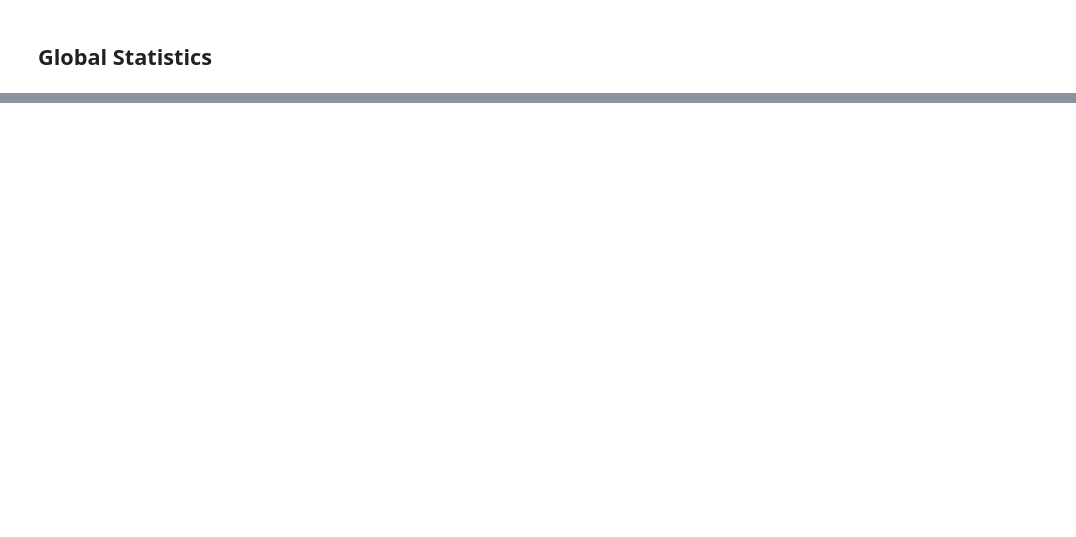
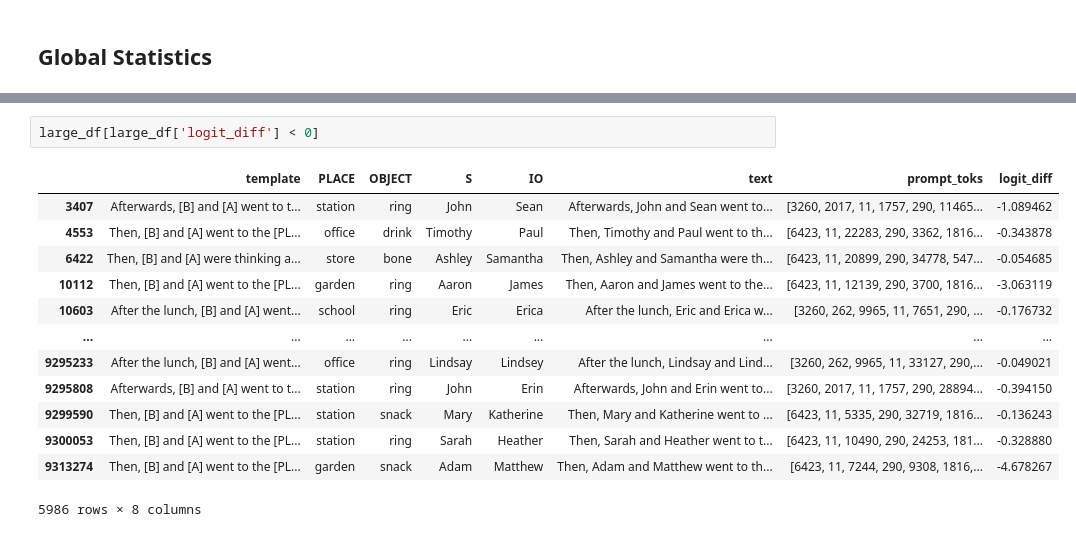
Before and after one commit to ronakrm/ioi-enumerate, a Jupyter notebook: plot_results_new.ipynb, the cells around one changed output, grey strips where cells are left out. Drawn from its saved outputs; the diff is of its cells as text; blank space fills up the shorter version.

```diff
--- a/plot_results_new.ipynb
+++ b/plot_results_new.ipynb
@@ -282,0 +359,16 @@ large_first_df.sort_values("global_mean_diff", ascending=False).head(10)
+# %%
+large_df[large_df['logit_diff'] < 0]
+# %% [output]
+|  | template | PLACE | OBJECT | S | IO | text | prompt_toks | logit_diff |
+| 3407 | Afterwards, [B] and [A] went to t... | station | ring | John | Sean | Afterwards, John and Sean went to... | [3260, 2017, 11, 1757, 290, 11465... | -1.089462 |
+| 4553 | Then, [B] and [A] went to the [PL... | office | drink | Timothy | Paul | Then, Timothy and Paul went to th... | [6423, 11, 22283, 290, 3362, 1816... | -0.343878 |
+| 6422 | Then, [B] and [A] were thinking a... | store | bone | Ashley | Samantha | Then, Ashley and Samantha were th... | [6423, 11, 20899, 290, 34778, 547... | -0.054685 |
+| 10112 | Then, [B] and [A] went to the [PL... | garden | ring | Aaron | James | Then, Aaron and James went to the... | [6423, 11, 12139, 290, 3700, 1816... | -3.063119 |
+| 10603 | After the lunch, [B] and [A] went... | school | ring | Eric | Erica | After the lunch, Eric and Erica w... | [3260, 262, 9965, 11, 7651, 290, ... | -0.176732 |
+| ... | ... | ... | ... | ... | ... | ... | ... | ... |
+| 9295233 | After the lunch, [B] and [A] went... | office | ring | Lindsay | Lindsey | After the lunch, Lindsay and Lind... | [3260, 262, 9965, 11, 33127, 290,... | -0.049021 |
+| 9295808 | Afterwards, [B] and [A] went to t... | station | ring | John | Erin | Afterwards, John and Erin went to... | [3260, 2017, 11, 1757, 290, 28894... | -0.394150 |
+| 9299590 | Then, [B] and [A] went to the [PL... | station | snack | Mary | Katherine | Then, Mary and Katherine went to ... | [6423, 11, 5335, 290, 32719, 1816... | -0.136243 |
+| 9300053 | Then, [B] and [A] went to the [PL... | station | ring | Sarah | Heather | Then, Sarah and Heather went to t... | [6423, 11, 10490, 290, 24253, 181... | -0.328880 |
+| 9313274 | Then, [B] and [A] went to the [PL... | garden | snack | Adam | Matthew | Then, Adam and Matthew went to th... | [6423, 11, 7244, 290, 9308, 1816,... | -4.678267 |
+5986 rows × 8 columns
```
Also changed, not shown: parts of 8 cells of this notebook.
